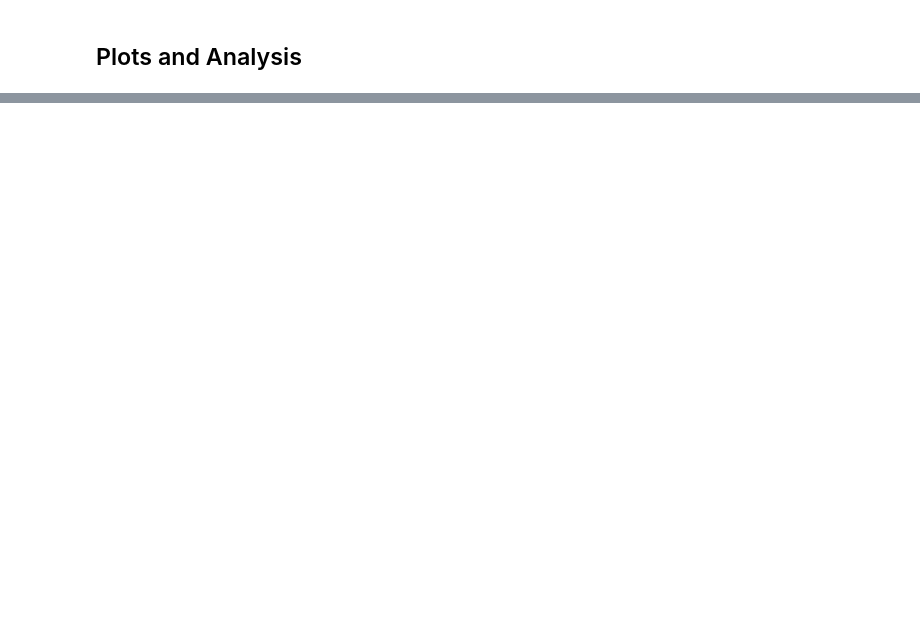
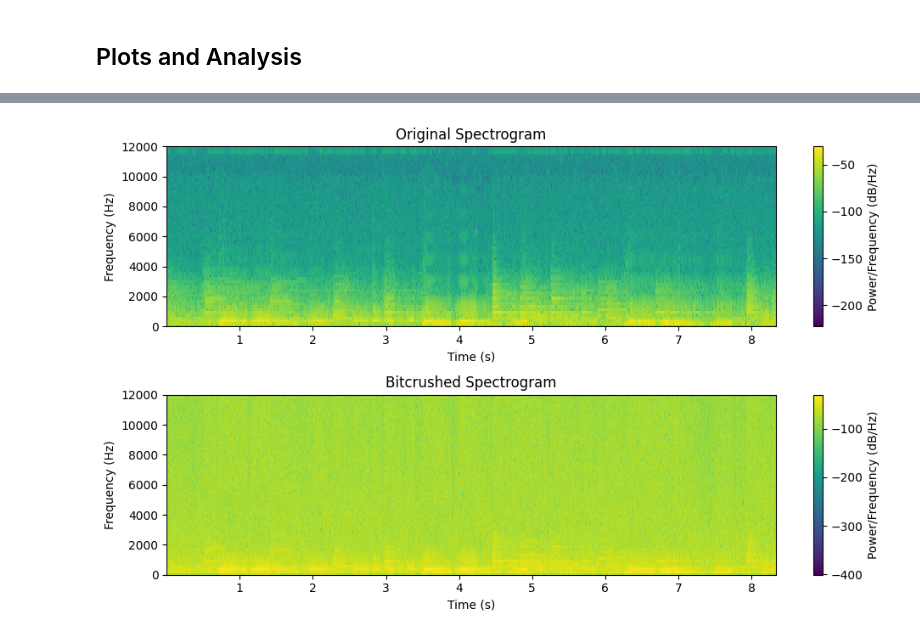
Before and after one commit to kevbrnen/Music-Technology-Final-Project, a Jupyter notebook: Prototyping/Downsampling/Downsampling.ipynb, the cells around one changed output, grey strips where cells are left out. Saved outputs shown, nothing was run; the diff lists cells and outputs as text; code cells hidden in the pictures; blank space fills up the shorter version.

```diff
--- a/Prototyping/Downsampling/Downsampling.ipynb
+++ b/Prototyping/Downsampling/Downsampling.ipynb
@@ -145,0 +151,15 @@ sd.play(y_down,(fs))
+# %%
+newBitrate = 4
+bitcrush_output = np.zeros((len(data), 2))
+
+for i in range(len(data)):
+    # Scaling the sample
+    scaledL = data[i, 0] * (2**newBitrate)
+    scaledR = data[i, 1] * (2**newBitrate)
+
+    # Quantizing to new bitrate
+    crushedL = np.floor(scaledL)/(2**newBitrate)
+    crushedR = np.floor(scaledR)/(2**newBitrate)
+
+    bitcrush_output[i, 0] = crushedL
+    bitcrush_output[i, 1] = crushedR
@@ -175,0 +198,28 @@ plt.show()
+# %%
+# Compute the spectrogram
+frequencies_original, times_original, Sxx_original = signal.spectrogram(data[100000:500000,0], fs)
+
+frequencies_bit, times_bit, Sxx_bit = signal.spectrogram(bitcrush_output[100000:500000,0], fs)
+
+# Plot the spectrogram
+plt.figure(figsize=(10, 6))
+plt.subplot(2, 1, 1)
+plt.pcolormesh(times_original, frequencies_original, 10 * np.log10(Sxx_original), shading='auto')
+plt.colorbar(label='Power/Frequency (dB/Hz)')
+plt.title('Original Spectrogram')
+plt.xlabel('Time (s)')
+plt.ylabel('Frequency (Hz)')
+plt.ylim([0, 12000])
+
+plt.subplot(2, 1, 2)
+plt.pcolormesh(times_bit, frequencies_bit, 10 * np.log10(Sxx_bit), shading='auto')
+plt.colorbar(label='Power/Frequency (dB/Hz)')
+plt.title('Bitcrushed Spectrogram')
+plt.xlabel('Time (s)')
+plt.ylabel('Frequency (Hz)')
+plt.ylim([0, 12000])
+
+plt.tight_layout()
+plt.show()
+# %% [output]
+[figure, added]
```
Also changed, not shown: parts of 5 cells of this notebook, 1 other file.
